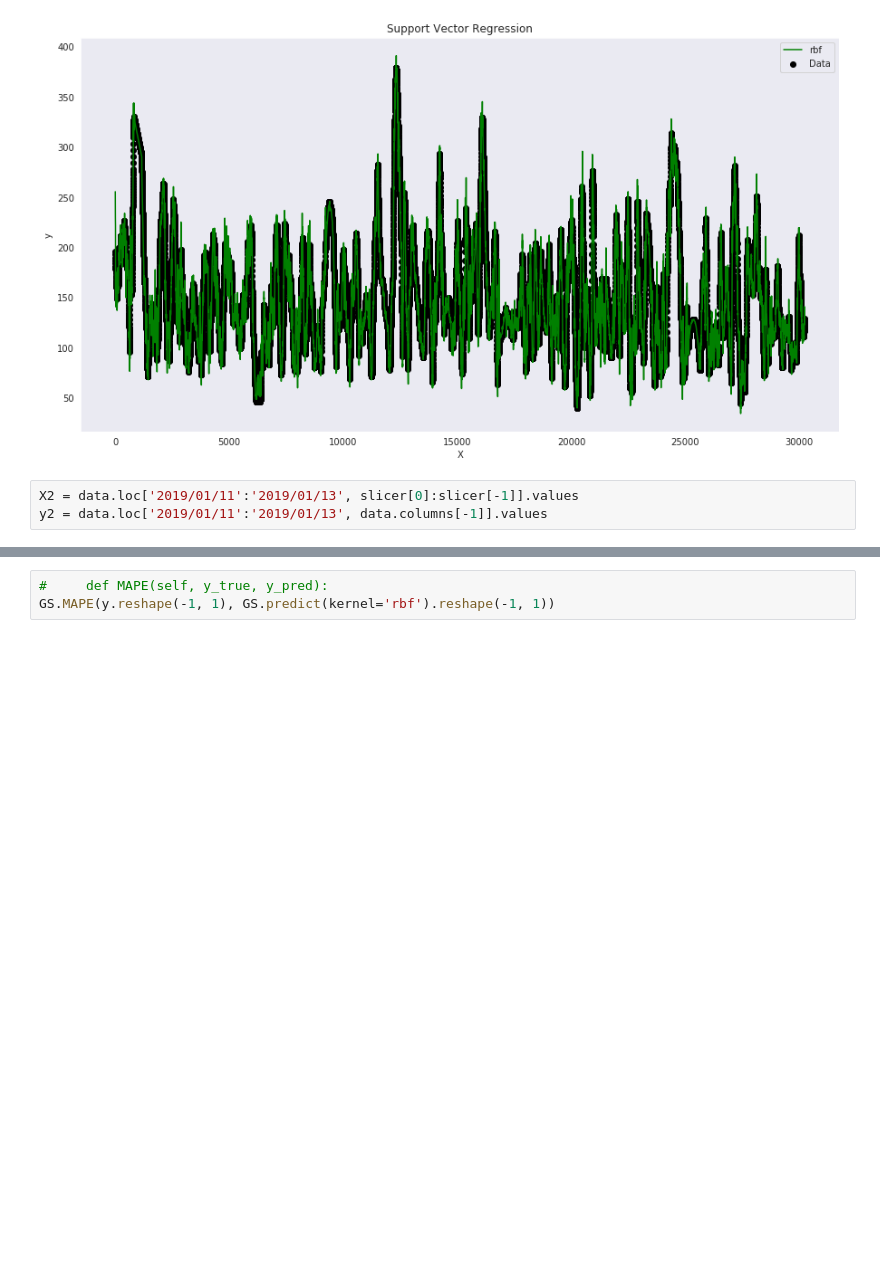
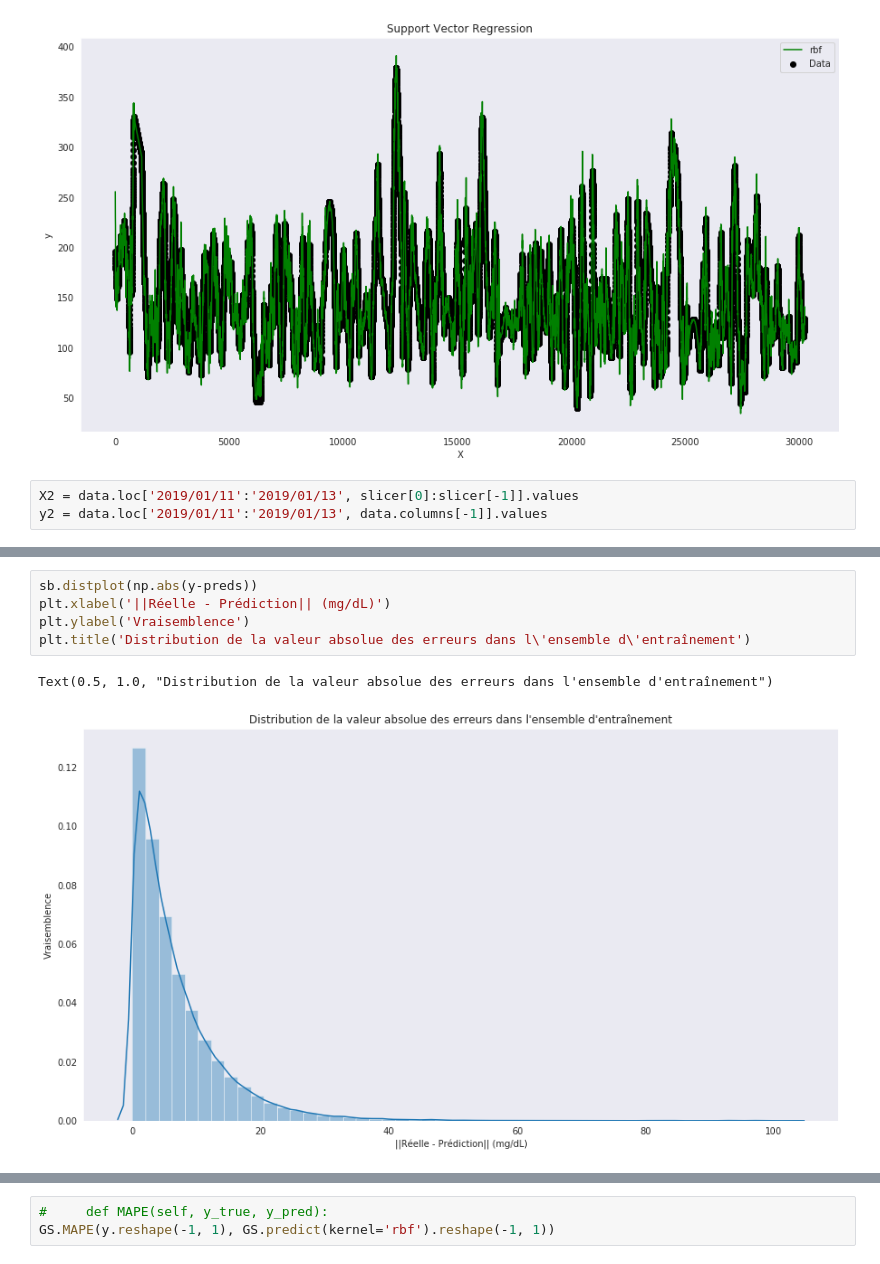
Before and after one commit to gmagannaDevelop/DiabManager, a Jupyter notebook: final.ipynb, the cells around one changed output, grey strips where cells are left out. Drawn from its saved outputs; the diff is of its cells as text; blank space fills up the shorter version.

```diff
--- a/final.ipynb
+++ b/final.ipynb
@@ -721,0 +722,8 @@ array([256.20819936, 238.31773571, 236.24784018, ..., 130.36876727,
+# %%
+sb.distplot(np.abs(y-preds))
+plt.xlabel('||Réelle - Prédiction|| (mg/dL)')
+plt.ylabel('Vraisemblence')
+plt.title('Distribution de la valeur absolue des erreurs dans l\'ensemble d\'entraînement')
+# %% [output]
+Text(0.5, 1.0, "Distribution de la valeur absolue des erreurs dans l'ensemble d'entraînement")
+[figure, added]
```
Also changed, not shown: parts of 16 cells of this notebook.
